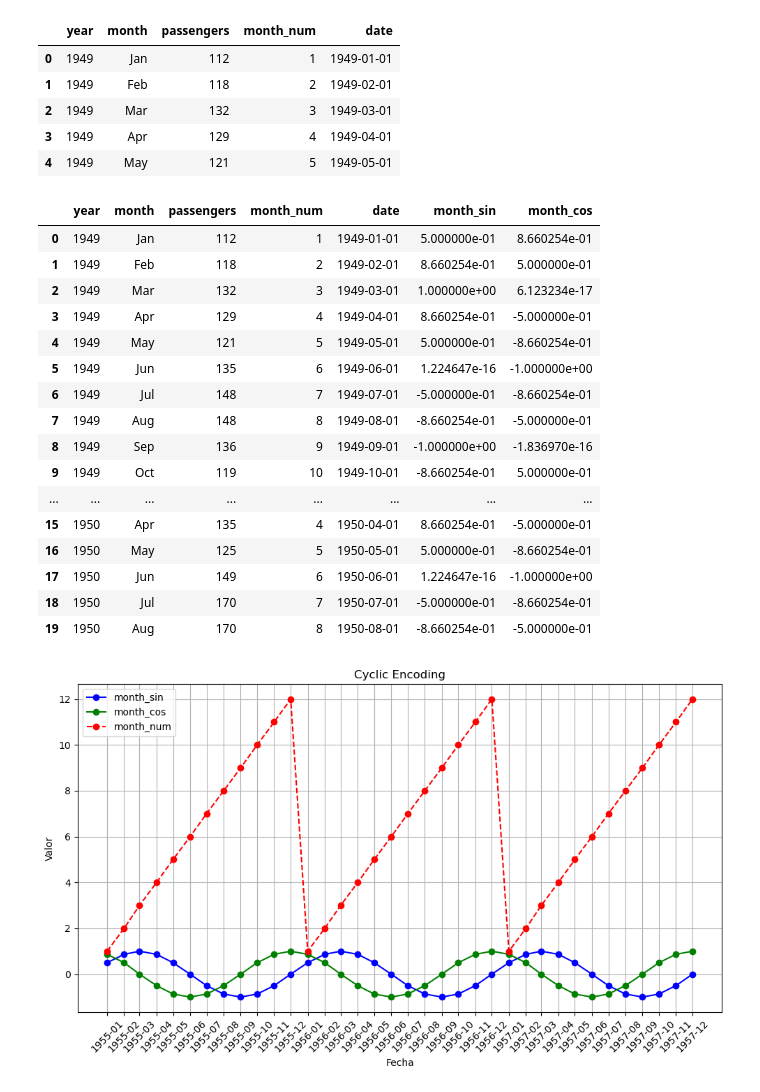
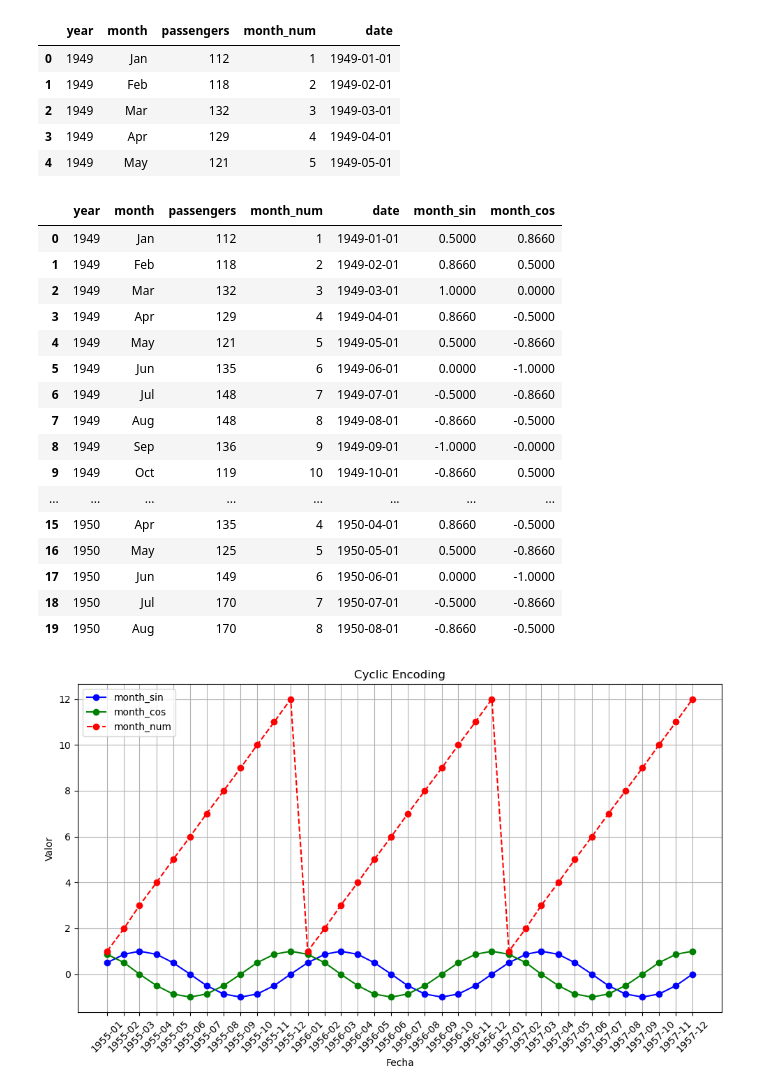
Before and after one commit to FIUBA-Posgrado-Inteligencia-Artificial/CEIA_Analisis_de_datos, a Jupyter notebook: notebooks/clase_04_codificacion.ipynb, the cells around one changed output. Saved outputs shown, nothing was run; the diff lists cells and outputs as text; code cells hidden in the pictures.

```diff
--- a/notebooks/clase_04_codificacion.ipynb
+++ b/notebooks/clase_04_codificacion.ipynb
@@ -230,28 +230,29 @@ flights_train.head()
 # %%
 # 6. Cyclic Encoding
 
 flights_train["month_sin"] = np.sin(2 * np.pi * flights_train["month_num"] / 12)
 flights_train["month_cos"] = np.cos(2 * np.pi * flights_train["month_num"] / 12)
 
+pd.options.display.float_format = '{:.4f}'.format
 flights_train.head(20)
 # %% [output]
 |  | year | month | passengers | month_num | date | month_sin | month_cos |
-| 0 | 1949 | Jan | 112 | 1 | 1949-01-01 | 5.000000e-01 | 8.660254e-01 |
-| 1 | 1949 | Feb | 118 | 2 | 1949-02-01 | 8.660254e-01 | 5.000000e-01 |
-| 2 | 1949 | Mar | 132 | 3 | 1949-03-01 | 1.000000e+00 | 6.123234e-17 |
-| 3 | 1949 | Apr | 129 | 4 | 1949-04-01 | 8.660254e-01 | -5.000000e-01 |
-| 4 | 1949 | May | 121 | 5 | 1949-05-01 | 5.000000e-01 | -8.660254e-01 |
-| 5 | 1949 | Jun | 135 | 6 | 1949-06-01 | 1.224647e-16 | -1.000000e+00 |
-| 6 | 1949 | Jul | 148 | 7 | 1949-07-01 | -5.000000e-01 | -8.660254e-01 |
-| 7 | 1949 | Aug | 148 | 8 | 1949-08-01 | -8.660254e-01 | -5.000000e-01 |
-| 8 | 1949 | Sep | 136 | 9 | 1949-09-01 | -1.000000e+00 | -1.836970e-16 |
-| 9 | 1949 | Oct | 119 | 10 | 1949-10-01 | -8.660254e-01 | 5.000000e-01 |
+| 0 | 1949 | Jan | 112 | 1 | 1949-01-01 | 0.5000 | 0.8660 |
+| 1 | 1949 | Feb | 118 | 2 | 1949-02-01 | 0.8660 | 0.5000 |
+| 2 | 1949 | Mar | 132 | 3 | 1949-03-01 | 1.0000 | 0.0000 |
+| 3 | 1949 | Apr | 129 | 4 | 1949-04-01 | 0.8660 | -0.5000 |
+| 4 | 1949 | May | 121 | 5 | 1949-05-01 | 0.5000 | -0.8660 |
+| 5 | 1949 | Jun | 135 | 6 | 1949-06-01 | 0.0000 | -1.0000 |
+| 6 | 1949 | Jul | 148 | 7 | 1949-07-01 | -0.5000 | -0.8660 |
+| 7 | 1949 | Aug | 148 | 8 | 1949-08-01 | -0.8660 | -0.5000 |
+| 8 | 1949 | Sep | 136 | 9 | 1949-09-01 | -1.0000 | -0.0000 |
+| 9 | 1949 | Oct | 119 | 10 | 1949-10-01 | -0.8660 | 0.5000 |
 | ... | ... | ... | ... | ... | ... | ... | ... |
-| 15 | 1950 | Apr | 135 | 4 | 1950-04-01 | 8.660254e-01 | -5.000000e-01 |
-| 16 | 1950 | May | 125 | 5 | 1950-05-01 | 5.000000e-01 | -8.660254e-01 |
-| 17 | 1950 | Jun | 149 | 6 | 1950-06-01 | 1.224647e-16 | -1.000000e+00 |
-| 18 | 1950 | Jul | 170 | 7 | 1950-07-01 | -5.000000e-01 | -8.660254e-01 |
-| 19 | 1950 | Aug | 170 | 8 | 1950-08-01 | -8.660254e-01 | -5.000000e-01 |
+| 15 | 1950 | Apr | 135 | 4 | 1950-04-01 | 0.8660 | -0.5000 |
+| 16 | 1950 | May | 125 | 5 | 1950-05-01 | 0.5000 | -0.8660 |
+| 17 | 1950 | Jun | 149 | 6 | 1950-06-01 | 0.0000 | -1.0000 |
+| 18 | 1950 | Jul | 170 | 7 | 1950-07-01 | -0.5000 | -0.8660 |
+| 19 | 1950 | Aug | 170 | 8 | 1950-08-01 | -0.8660 | -0.5000 |
 # %%
 # Gráfico
 df = flights_train[flights_train['year']>=1955]
```
Also changed, not shown: 3 other files.
